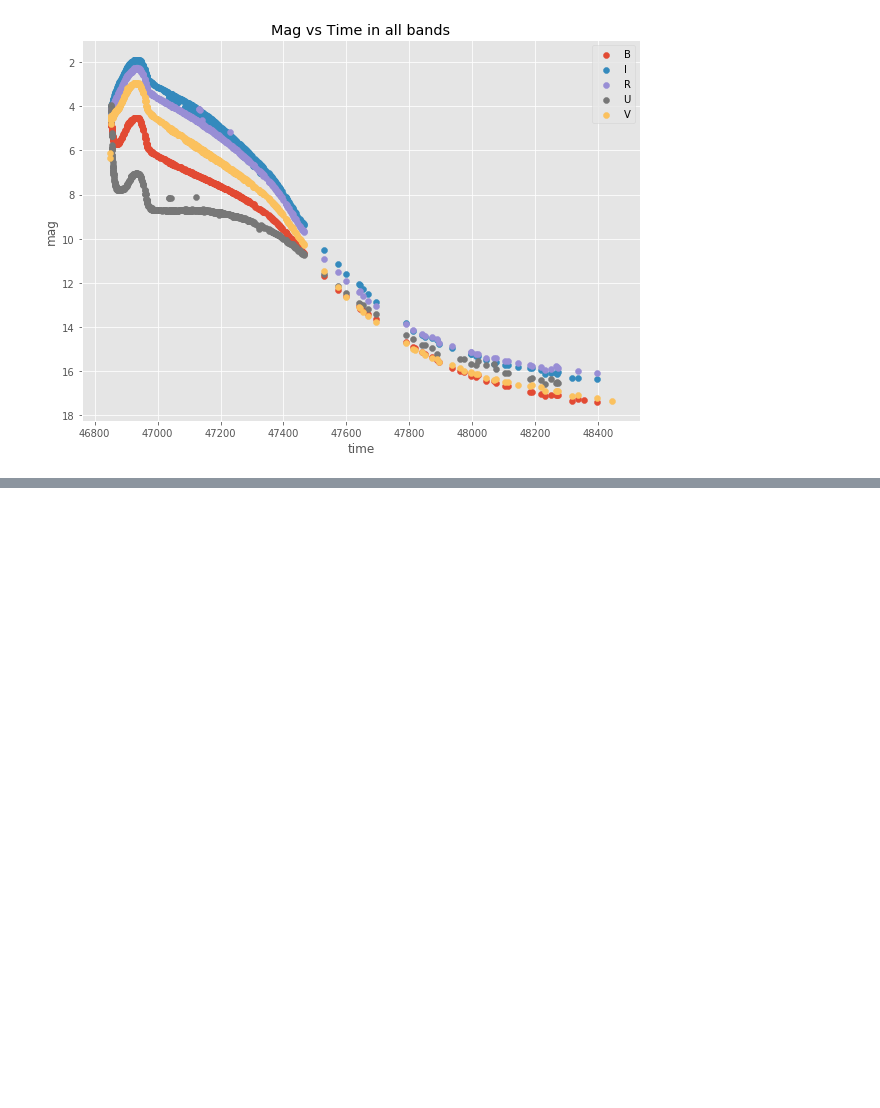
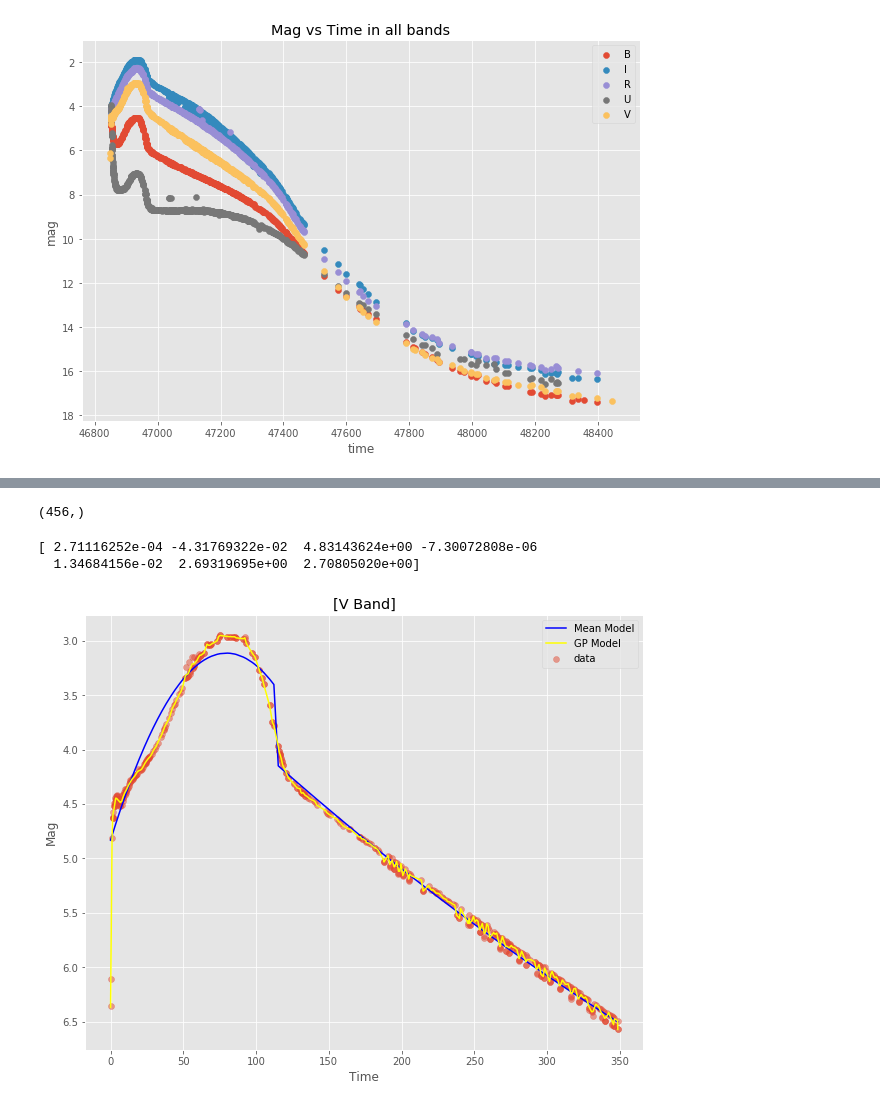
Before and after one commit to archipleym/melalexcharmicyrus_final, a Jupyter notebook: charmi.ipynb, the cells around one changed output, grey strips where cells are left out. Drawn from its saved outputs; the diff is of its cells as text; code cells hidden in the pictures; blank space fills up the shorter version.

```diff
--- a/charmi.ipynb
+++ b/charmi.ipynb
@@ -69,0 +102,31 @@ plt.gca().invert_yaxis()
+# %%
+print(np.shape(v_mmag))
+# %% [output]
+(456,)
+# %%
+MEAN = mean_model(a1=A1, b1= B1, c1=C1, a2=A2, b2=B2, c2=C2)
+k = kernels.ExpSquaredKernel(15.0)
+
+gp = george.GP(k, mean = MEAN)
+gp.compute(v_mtime)
+
+print(gp.get_parameter_vector())
+
+
+mu,var = gp.predict(v_mmag,v_mtime,return_var=True)
+
+
+plt.style.use("ggplot")
+plt.figure(figsize=(10,8))
+plt.scatter(v_mtime, v_mmag, label = "data", alpha = 0.5)
+plt.plot(v_mtime, model_flux,'b-', label = "Mean Model")
+plt.plot(v_mtime, mu, color="yellow", label = 'GP Model ')
+plt.title('[V Band]')
+plt.xlabel("Time")
+plt.ylabel("Mag")
+plt.legend(loc='best')
+plt.gca().invert_yaxis()
+# %% [output]
+[ 2.71116252e-04 -4.31769322e-02  4.83143624e+00 -7.30072808e-06
+  1.34684156e-02  2.69319695e+00  2.70805020e+00]
+[figure, added]
```
Also changed, not shown: parts of 5 cells of this notebook.
